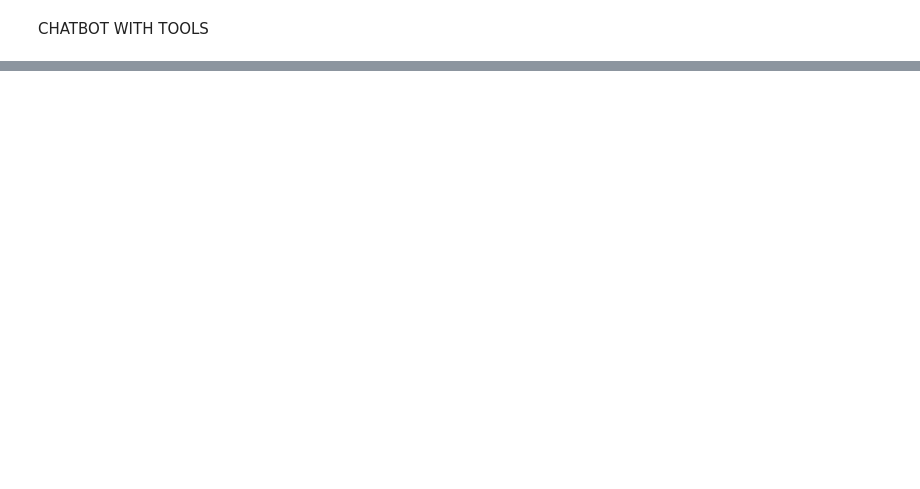
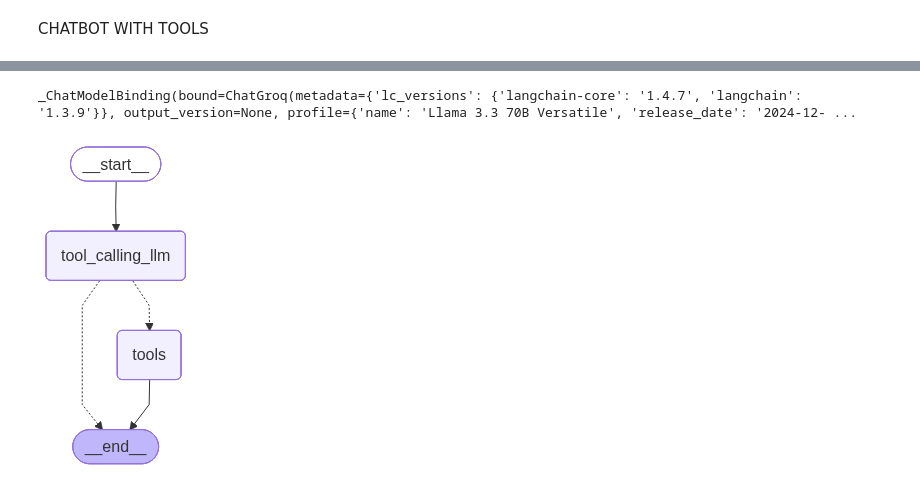
Before and after one commit to harshitgarg-03/langgraph_updated, a Jupyter notebook: BasicChatbot/basicChatbot.ipynb, the cells around one changed output, grey strips where cells are left out. Cells and saved outputs as stored; diff of their text form; code cells hidden in the pictures; blank space fills up the shorter version.

Commit message:
tool add and build edges and nodes

```diff
--- a/BasicChatbot/basicChatbot.ipynb
+++ b/BasicChatbot/basicChatbot.ipynb
@@ -82,0 +98,56 @@ TypeError: BaseTool.invoke() missing 1 required positional argument: 'input'
+# %%
+# custom functions
+
+def multiply(a: int, b: int)-> int:
+    """ mulitply a and b
+
+        args : {
+        int a : first int ,
+        int b : second int ,
+        }
+
+        Returns:
+            int _description
+
+    """
+# %%
+tools = [tool, multiply]
+# %%
+llm_with_tool = llm.bind_tools(tools)
+# %%
+llm_with_tool
+# %% [output]
+_ChatModelBinding(bound=ChatGroq(metadata={'lc_versions': {'langchain-core': '1.4.7', 'langchain': '1.3.9'}}, output_version=None, profile={'name': 'Llama 3.3 70B Versatile', 'release_date': '2024-12- ...
+# %%
+from langgraph.graph import StateGraph, START, END
+from langgraph.prebuilt import ToolNode
+from langgraph.prebuilt import tools_condition
+
+# # tool_calling_definition
+def tool_calling_llm():
+    return {"message" : [llm_with_tool.invoke(state["messages"])]}
+
+# Graph
+
+builder = StateGraph(state)
+builder.add_node("tool_calling_llm", tool_calling_llm)
+builder.add_node("tools", ToolNode(tools))
+
+# adding_edges
+
+builder.add_edge(START, "tool_calling_llm")
+builder.add_conditional_edges(
+    "tool_calling_llm",
+    #if tool calling llm used with tools then go on the tools otherwise end
+    tools_condition
+)
+
+builder.add_edge("tools", END)
+
+# compile the graph
+
+graph = builder.compile()
+
+display(Image(graph.get_graph().draw_mermaid_png()))
+# %% [output]
+[figure, added]
```
Also changed, not shown: parts of 4 cells of this notebook.
